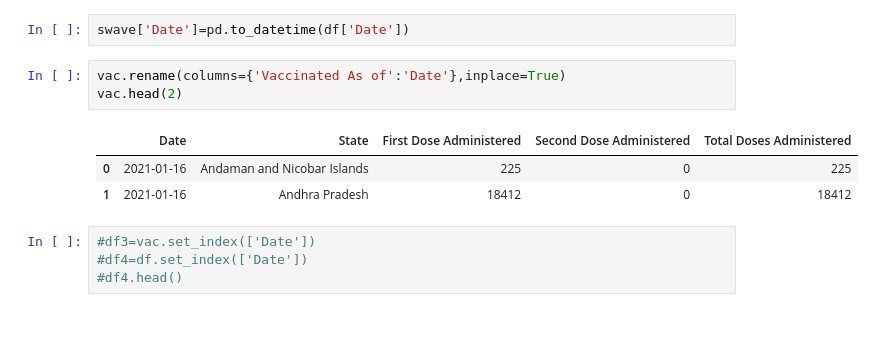
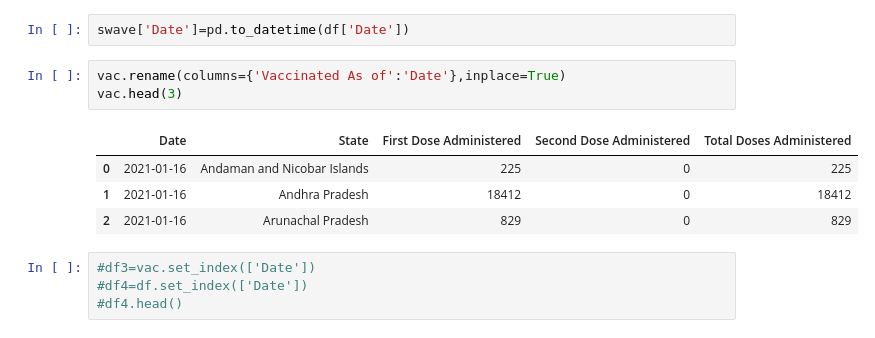
Before and after one commit to theDataQuad/covidWebapp, a Jupyter notebook: covid_Data_EDA.ipynb, the cells around one changed output. Saved outputs shown, nothing was run; the diff lists cells and outputs as text.

```diff
--- a/covid_Data_EDA.ipynb
+++ b/covid_Data_EDA.ipynb
@@ -351,11 +351,12 @@ Name: Vaccinated As of, dtype: datetime64[ns]
 swave['Date']=pd.to_datetime(df['Date'])
 # %%
 vac.rename(columns={'Vaccinated As of':'Date'},inplace=True)
-vac.head(2)
+vac.head(3)
 # %% [output]
 |  | Date | State | First Dose Administered | Second Dose Administered | Total Doses Administered |
 | 0 | 2021-01-16 | Andaman and Nicobar Islands | 225 | 0 | 225 |
 | 1 | 2021-01-16 | Andhra Pradesh | 18412 | 0 | 18412 |
+| 2 | 2021-01-16 | Arunachal Pradesh | 829 | 0 | 829 |
 # %%
 #df3=vac.set_index(['Date'])
 #df4=df.set_index(['Date'])
```
Also changed, not shown: parts of 12 cells of this notebook.
